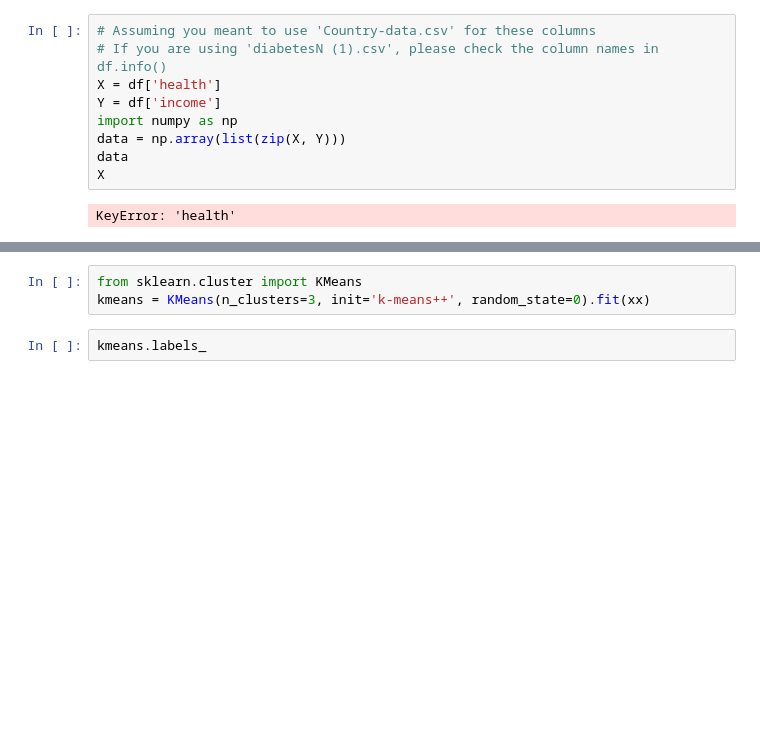
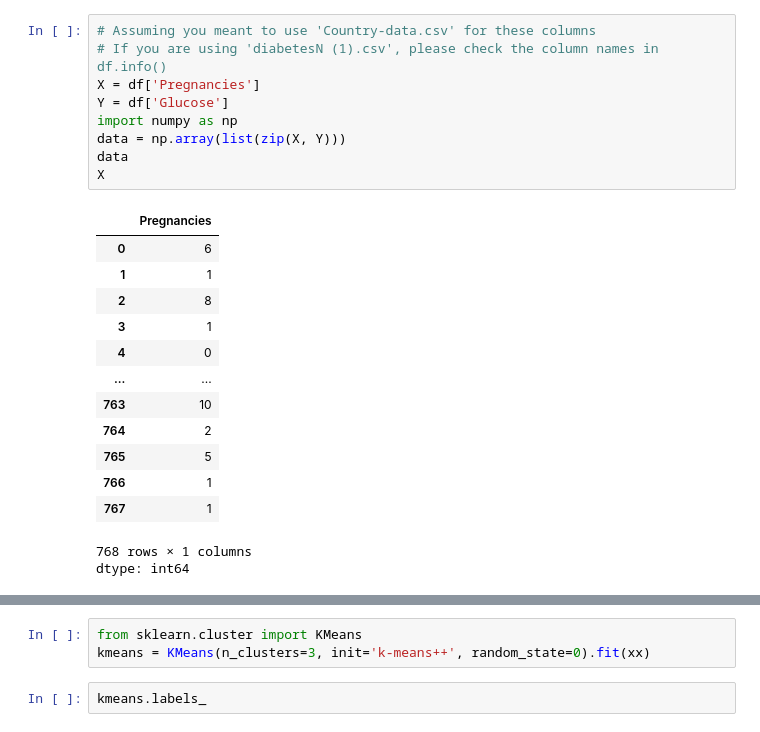
Before and after one commit to Hiroj12b/Cn6005, a Jupyter notebook: w6_Clustering_Lab_Tutorial.ipynb, the cells around one changed output, grey strips where cells are left out. Saved outputs shown, nothing was run; the diff lists cells and outputs as text; blank space fills up the shorter version.

```diff
--- a/w6_Clustering_Lab_Tutorial.ipynb
+++ b/w6_Clustering_Lab_Tutorial.ipynb
@@ -32,14 +32,27 @@ numerical_df.corr()
 # %%
 # Assuming you meant to use 'Country-data.csv' for these columns
 # If you are using 'diabetesN (1).csv', please check the column names in df.info()
-X = df['health']
-Y = df['income']
+X = df['Pregnancies']
+Y = df['Glucose']
 import numpy as np
 data = np.array(list(zip(X, Y)))
 data
 X
 # %% [output]
+|  | Pregnancies |
+| 0 | 6 |
+| 1 | 1 |
+| 2 | 8 |
+| 3 | 1 |
+| 4 | 0 |
+| ... | ... |
+| 763 | 10 |
+| 764 | 2 |
+| 765 | 5 |
+| 766 | 1 |
+| 767 | 1 |
-KeyError: 'health'
+768 rows × 1 columns
+dtype: int64
 # %%
 # same thing using index location
 xx = df.iloc[:,[3,5]]
```
Also changed, not shown: parts of 10 cells of this notebook.
